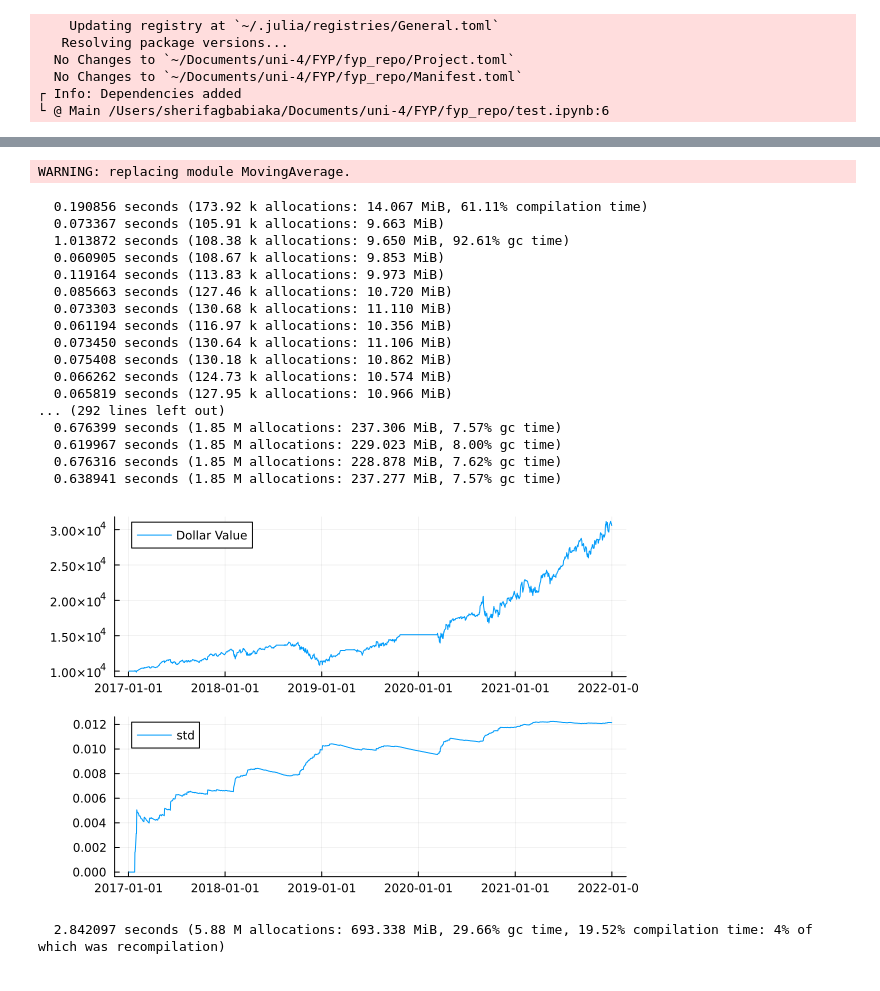
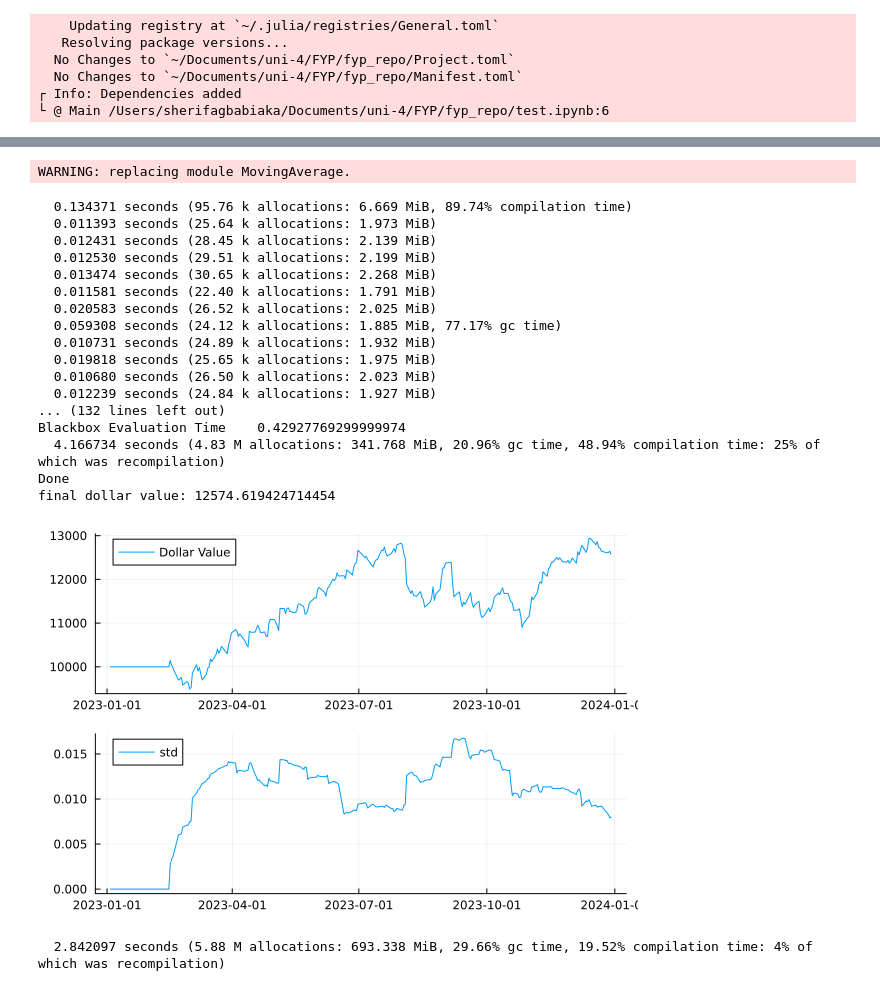
Before and after one commit to sheriff4000/fyp_repo, a Jupyter notebook: optimising_ma.ipynb, the cells around one changed output, grey strips where cells are left out. Cells and saved outputs as stored; diff of their text form; code cells hidden in the pictures.

```diff
--- a/optimising_ma.ipynb
+++ b/optimising_ma.ipynb
@@ -17,5 +17,5 @@ using AirBorne.ETL.YFinance: get_interday_data
 using Dates: DateTime,datetime2unix
 # To generate this data use:
 unix(x) = string(round(Int, datetime2unix(DateTime(x))))
-data = get_interday_data(["AAPL", "GOOG"], unix("2017-01-01"), unix("2022-01-01"))
+data = get_interday_data(["AAPL"], unix("2023-01-01"), unix("2024-01-01"))
 # %% [output]
@@ -98,13 +98,13 @@ function get_obj(time_data)
 end
 
 function event_func!(context)
-    if context.extra.counter > 100
+    if context.extra.counter > 50
         curr_date = context.current_event.date
-        # .&& (data[!,:date] .>= (curr_date-Dates.Day(100))
-        avail_dates =((data[!,:date] .<= curr_date) )
+        # avail_dates =(data[!,:date] .<= curr_date) .&& (data[!,:date] .>= (curr_date-Dates.Day(100)))
+        avail_dates = (curr_date-Dates.Day(50)) .<= data[!,:date] .<= curr_date
         optimise_data = data[avail_dates, :]
         p = DSProblem(2, objective=get_obj(optimise_data))
-        SetInitialPoint(p, [1.0, 100.0])
+        SetInitialPoint(p, [1.0, 30.0])
         SetGranularity(p, [1, 1])
         slcond(x) = x[1] < x[2]
         valcond(x) = x[1] > 0 && x[2] > 0 && x[1] <= 100 && x[2] <= 100
@@ -159,32 +159,32 @@ println("final dollar value: ", results.dollarValue[end])
 # Optimize!(p)
 # %% [output]
 WARNING: replacing module MovingAverage.
-  0.190856 seconds (173.92 k allocations: 14.067 MiB, 61.11% compilation time)
-  0.073367 seconds (105.91 k allocations: 9.663 MiB)
-  1.013872 seconds (108.38 k allocations: 9.650 MiB, 92.61% gc time)
-  0.060905 seconds (108.67 k allocations: 9.853 MiB)
-  0.119164 seconds (113.83 k allocations: 9.973 MiB)
-  0.085663 seconds (127.46 k allocations: 10.720 MiB)
-  0.073303 seconds (130.68 k allocations: 11.110 MiB)
-  0.061194 seconds (116.97 k allocations: 10.356 MiB)
-  0.073450 seconds (130.64 k allocations: 11.106 MiB)
-  0.075408 seconds (130.18 k allocations: 10.862 MiB)
-  0.066262 seconds (124.73 k allocations: 10.574 MiB)
-  0.065819 seconds (127.95 k allocations: 10.966 MiB)
-... (292 lines left out)
-  0.676399 seconds (1.85 M allocations: 237.306 MiB, 7.57% gc time)
-  0.619967 seconds (1.85 M allocations: 229.023 MiB, 8.00% gc time)
-  0.676316 seconds (1.85 M allocations: 228.878 MiB, 7.62% gc time)
-  0.638941 seconds (1.85 M allocations: 237.277 MiB, 7.57% gc time)
+  0.134371 seconds (95.76 k allocations: 6.669 MiB, 89.74% compilation time)
+  0.011393 seconds (25.64 k allocations: 1.973 MiB)
+  0.012431 seconds (28.45 k allocations: 2.139 MiB)
+  0.012530 seconds (29.51 k allocations: 2.199 MiB)
+  0.013474 seconds (30.65 k allocations: 2.268 MiB)
+  0.011581 seconds (22.40 k allocations: 1.791 MiB)
+  0.020583 seconds (26.52 k allocations: 2.025 MiB)
+  0.059308 seconds (24.12 k allocations: 1.885 MiB, 77.17% gc time)
+  0.010731 seconds (24.89 k allocations: 1.932 MiB)
+  0.019818 seconds (25.65 k allocations: 1.975 MiB)
+  0.010680 seconds (26.50 k allocations: 2.023 MiB)
+  0.012239 seconds (24.84 k allocations: 1.927 MiB)
+... (132 lines left out)
+Blackbox Evaluation Time    0.42927769299999974
+  4.166734 seconds (4.83 M allocations: 341.768 MiB, 20.96% gc time, 48.94% compilation time: 25% of which was recompilation)
+Done
+final dollar value: 12574.619424714454
 # %%
 using Plots: plot, plot!
-results = summarizePerformance(data, context, windowSize=length(data.date))
+results = summarizePerformance(data, context, windowSize=30)
 
 val = plot(results.date, results.dollarValue, label="Dollar Value")
 std = plot(results.date, results.std_return, label="std")
 plot(val, std, layout=(2,1), legend=:topleft)
 # %% [output]
-[figure, old version]
+[figure, new version]
 # %%
 avg_initialize!(context) = MovingAverage.interday_initialize!(context;
         longHorizon=p.x[2], shortHorizon=p.x[1], initialCapital=10^4, averagingType=:simple)
```
Also changed, not shown: parts of 1 cell of this notebook, 6 other files.
